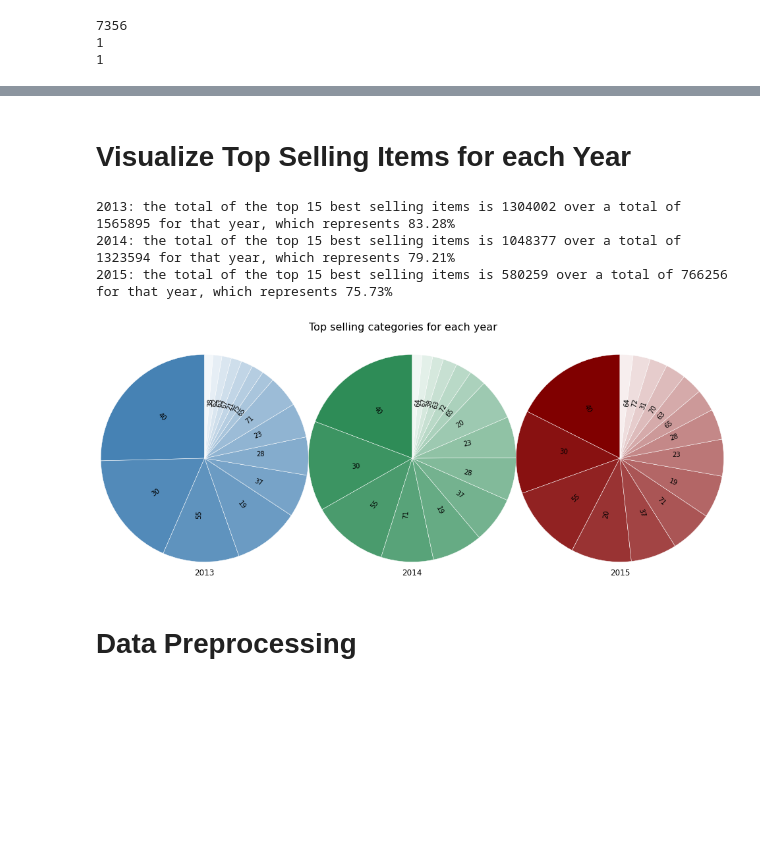
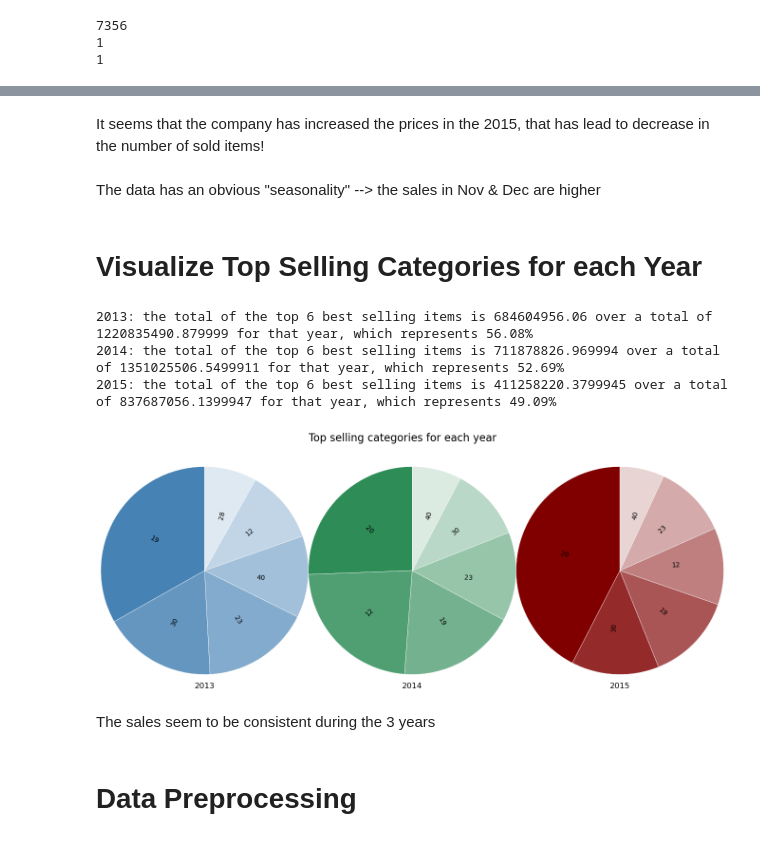
Before and after one commit to FazelYU/Predict-Future-Sales, a Jupyter notebook: Sales Analysis .ipynb, the cells around one changed output, grey strips where cells are left out. Saved outputs shown, nothing was run; the diff lists cells and outputs as text; code cells hidden in the pictures; blank space fills up the shorter version.

Commit message:
price analysis

```diff
--- a/Sales Analysis .ipynb
+++ b/Sales Analysis .ipynb
@@ -26,6 +26,7 @@ print(len(sales[(sales.item_price>=100000)]))
 print(len(sales[(sales.item_price<=0)]))
 
 sales           = sales[(sales.item_cnt_day>0)&(sales.item_price<100000)&(sales.item_price>0)]
+sales['gross_sale']=sales['item_price']*sales['item_cnt_day']
 shops           = pd.read_csv('future-sales-data/shops.csv')
 test            = pd.read_csv('future-sales-data/test.csv')
 # %% [output]
@@ -37,25 +38,37 @@ test            = pd.read_csv('future-sales-data/test.csv')
 # %%
-data = sales[['date', 'date_block_num','item_cnt_day']].copy()
-
+data = sales[['date', 'date_block_num','item_cnt_day','gross_sale']].copy()
+MONTHS = ['Jan', 'Feb', 'Mar', 'Apr', 'May', 'Jun', 'Jul', 'Aug', 'Sep', 'Oct', 'Nov', 'Dec']
 # set_trace()
 data['date']  = pd.to_datetime(data['date'], format='%d.%m.%Y')
 data['year']  = data['date'].dt.year
 data['month'] = data['date'].dt.month
 data.drop(['date'], axis=1, inplace=True)
 data = data.groupby('date_block_num', as_index=False)\
-           .agg({'year':'first', 'month':'first', 'item_cnt_day':'sum'})\
+           .agg({'year':'first', 'month':'first', 'item_cnt_day':'sum','gross_sale':'sum'})\
            .rename(columns={'item_cnt_day':'item_cnt_month'}, inplace=False)
 
 plt.figure(figsize=(10,5))
-MONTHS = ['Jan', 'Feb', 'Mar', 'Apr', 'May', 'Jun', 'Jul', 'Aug', 'Sep', 'Oct', 'Nov', 'Dec']
+
 plt.plot(MONTHS,data[data.year==2013]['item_cnt_month'],'-o',color='blue',label='2013')
 plt.plot(MONTHS,data[data.year==2014]['item_cnt_month'],'-o',color='red',label='2014')
 plt.plot(MONTHS[:10],data[data.year==2015]['item_cnt_month'],'-o',color='green',label='2015')
 ax = plt.gca()
-ax.set_title('Sales per month')
+ax.set_title('# of items sold per month')
 ax.set_ylabel('# of items')
 ax.grid(axis='y', color='gray', alpha=.2)
 
 plt.legend()
 plt.show()
+
+plt.figure(figsize=(10,5))
+plt.plot(MONTHS,data[data.year==2013]['gross_sale'],'-o',color='blue',label='2013')
+plt.plot(MONTHS,data[data.year==2014]['gross_sale'],'-o',color='red',label='2014')
+plt.plot(MONTHS[:10],data[data.year==2015]['gross_sale'],'-o',color='green',label='2015')
+ax = plt.gca()
+ax.set_title('gross sale per month')
+ax.set_ylabel('gross sale')
+ax.grid(axis='y', color='gray', alpha=.2)
+
+plt.legend()
+plt.show()
 # %% [output]
@@ -63,62 +77,67 @@ plt.show()
+# %% [markdown]
+It seems that the company has increased the prices in the 2015, that has lead to decrease in the number of sold items!
+# %% [markdown]
+The data has an obvious "seasonality" --> the sales in Nov & Dec are higher
 # %% [markdown]
-# Visualize Top Selling Items for each Year
+# Visualize Top Selling Categories for each Year
 # %%
-N=15
+N=6
 years = [2013, 2014, 2015]
 fig, axes = plt.subplots(1, 3, figsize=(16,6))
 
 def get_ratio(year, topn, N):
     # Get total sold items for each year
-    total = data.loc[year].item_cnt_year.sum()
+    total = data.loc[year].gross_sale.sum()
     ratio = topn/total*100
     return "{0}: the total of the top {1} best selling items is {2} over a total of {3} for that year, which represents {4:.2f}%".format(year, N, topn, total, ratio)
 
 
-data = sales[['date', 'item_id', 'item_cnt_day']].copy()
+data = sales[['date', 'item_id', 'gross_sale']].copy()
 data['year'] = pd.to_datetime(data['date'], format='%d.%m.%Y').dt.year
 data.drop('date', axis=1, inplace=True)
-data.item_cnt_day = data.item_cnt_day.astype(int)
+# data.item_cnt_day = data.item_cnt_day.astype(int)
 data = data.merge(items[['item_id','item_category_id']], how='left', on='item_id')
 data = data.groupby(['year', 'item_category_id'])\
-       .agg({'item_cnt_day':'sum'})\
-       .rename(columns={'item_cnt_day':'item_cnt_year'}, inplace=False)
+       .agg({'gross_sale':'sum'})
+#        .rename(columns={'item_cnt_day':'item_cnt_year'}, inplace=False)1
 
 
-top=data['item_cnt_year'].groupby('year',group_keys=False).nlargest(N,keep='all')
+top=data['gross_sale'].groupby('year',group_keys=False).nlargest(N,keep='all')
 top = pd.DataFrame(top).reset_index()
 
 #Prepare colors for the top N
 colors = [[] for i in range(3)]
 for alpha in np.arange(N, 0, -1)/N:
     colors[0].append((.275, .51, .706, alpha))
     colors[1].append((.18, .55, .34, alpha))
     colors[2].append((.5, 0, 0, alpha))
 
 for ax, year, cs in zip(axes, years, colors):
     # Get top items for each year
     year_filter = top[top.year==year]
-    plot_sizes = year_filter.item_cnt_year
+    plot_sizes = year_filter.gross_sale
     plot_labels = year_filter.item_category_id
 
     # Get the ratio
     print(get_ratio(year, plot_sizes.sum(), N))
 
     # Plot the pie
     ax.pie(plot_sizes, labels=plot_labels, radius=1.5, colors=cs,labeldistance=.5, rotatelabels=True, startangle=90, wedgeprops={"edgecolor":"1",'linewidth': .5})
     # Set titles below pies
     ax.set_title(year, y=-0.2)
-
 # Space pies
 # fig.tight_layout()
 fig.suptitle('Top selling categories for each year', fontsize=16)
 plt.show()
 
 del data
 # %% [output]
-2013: the total of the top 15 best selling items is 1304002 over a total of 1565895 for that year, which represents 83.28%
-2014: the total of the top 15 best selling items is 1048377 over a total of 1323594 for that year, which represents 79.21%
-2015: the total of the top 15 best selling items is 580259 over a total of 766256 for that year, which represents 75.73%
+2013: the total of the top 6 best selling items is 684604956.06 over a total of 1220835490.879999 for that year, which represents 56.08%
+2014: the total of the top 6 best selling items is 711878826.969994 over a total of 1351025506.5499911 for that year, which represents 52.69%
+2015: the total of the top 6 best selling items is 411258220.3799945 over a total of 837687056.1399947 for that year, which represents 49.09%
-[figure, old version]
+[figure, new version]
+# %% [markdown]
+The sales seem to be consistent during the 3 years
 # %% [markdown]
 # Data Preprocessing
 # %% [markdown]
```
Also changed, not shown: parts of 40 cells of this notebook.
